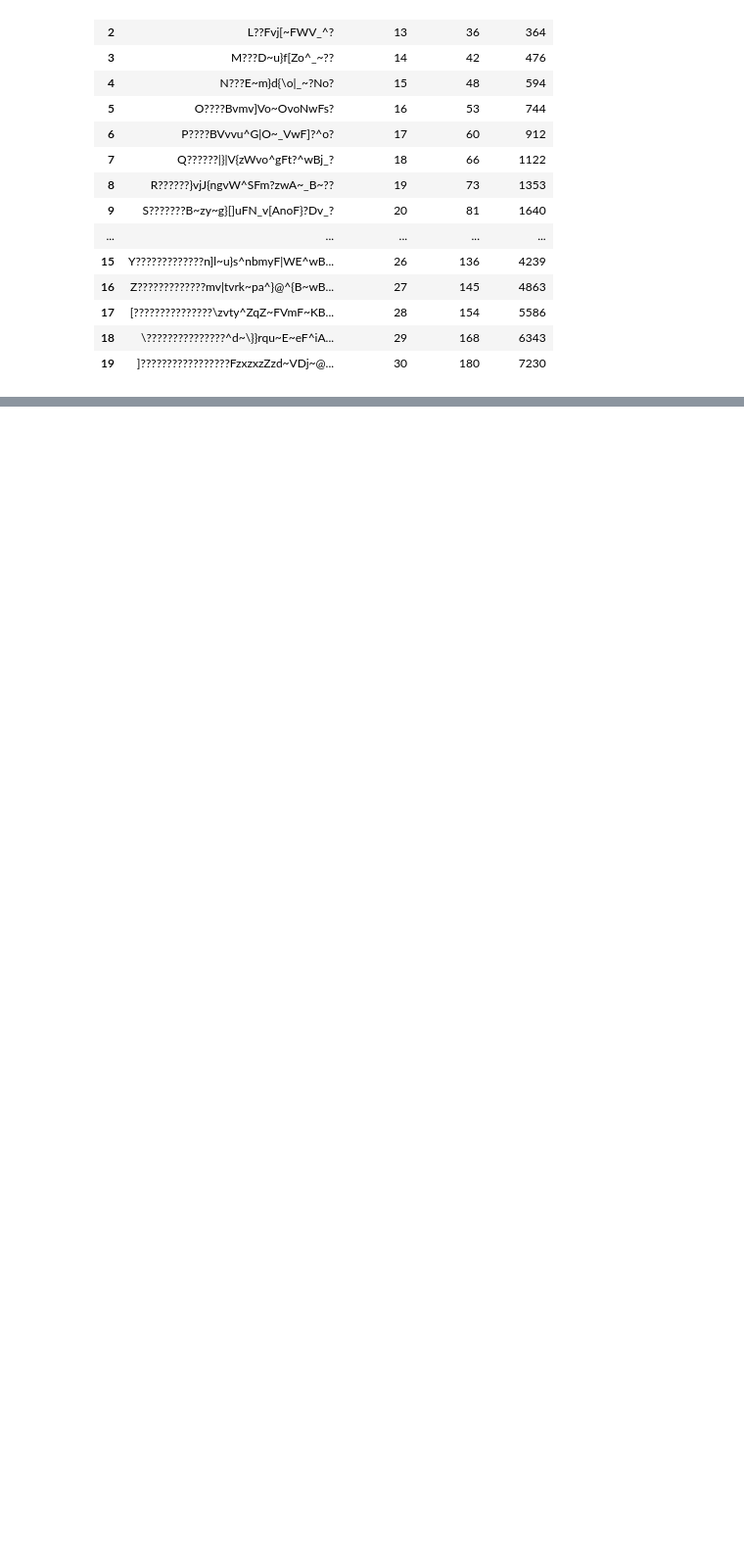
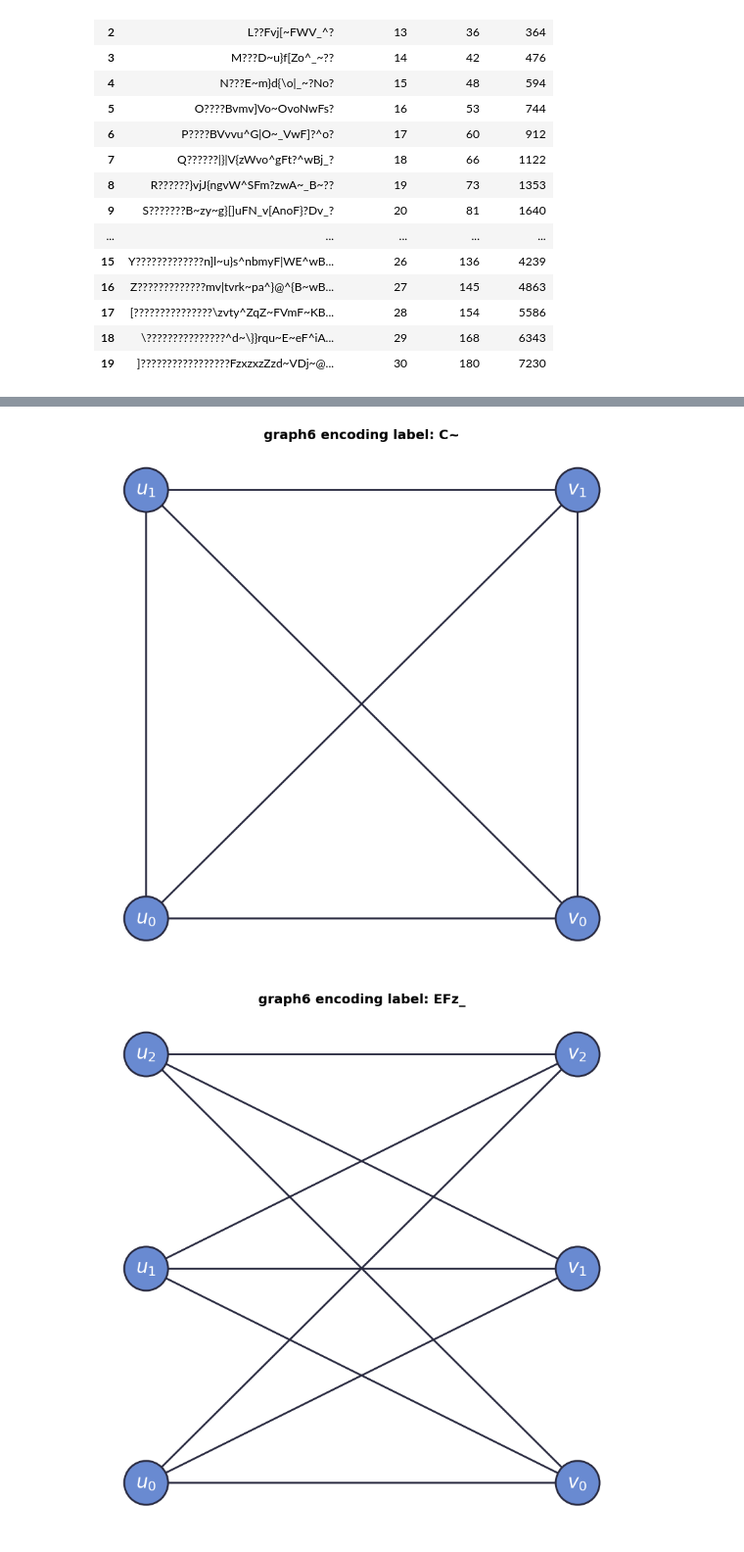
Before and after one commit to MartinCadez/geodesic-subpath-number-analysis, a Jupyter notebook: src/analysis/eda.ipynb, the cells around one changed output, grey strips where cells are left out. Shown at 98% size. Drawn from its saved outputs; the diff is of its cells as text; code cells hidden in the pictures; blank space fills up the shorter version.

Commit message:
feat(analysis): add cubic graphs visulizations

```diff
--- a/src/analysis/eda.ipynb
+++ b/src/analysis/eda.ipynb
@@ -716,0 +752,5 @@ sa_balanced_bp_df
+# %%
+map_col = ["is_bipartite", "is_cubic", "is_triangle_free"]
+extremal_cubic_graphs[map_col] = extremal_cubic_graphs[map_col].map(lambda col: "ja" if col else "ne")
+tex_code = extremal_cubic_graphs.to_latex(index=False)
+print(tex_code)
@@ -716,0 +799,58 @@ sa_balanced_bp_df
+# %%
+
+graphs = []
+for g_str in extremal_cubic_graphs["graph6_encoding"]:
+    decoded_graph = nx.from_graph6_bytes(g_str.encode())
+    graphs.append(decoded_graph)
+
+for graph in graphs:
+    label = (
+        nx.to_graph6_bytes(graph, header=False)
+        .decode("utf-8")
+        .replace("\n", "")
+        .replace("\r", "")
+    )
+
+    n = graph.number_of_nodes()
+    plt.figure(figsize=(10, 10))
+
+    if nx.is_bipartite(graph):
+        u_set, v_set = nx.bipartite.sets(graph)
+        u_list, v_list = list(u_set), list(v_set)
+    else:
+        nodes = list(graph.nodes())
+        u_list = nodes[:n//2]
+        v_list = nodes[n//2:]
+
+    pos = {}
+    pos.update((node, (1, i)) for i, node in enumerate(u_list)) # Levi stolpec
+    pos.update((node, (2, i)) for i, node in enumerate(v_list)) # Desni stolpec
+
+    labels = {}
+    for i, node in enumerate(u_list):
+        labels[node] = f"$u_{{{i}}}$"
+    for i, node in enumerate(v_list):
+        labels[node] = f"$v_{{{i}}}$"
+
+    nx.draw_networkx(
+        graph,
+        pos=pos,
+        labels=labels,
+        node_color="#698ad1",
+        edgecolors="#292a40",
+        linewidths=2,
+        node_size=2200,
+        width=2,
+        edge_color="#292a40",
+        font_color="white",
+        font_size=20
+    )
+
+    plt.title(f"graph6 encoding label: {label}", fontweight="bold", fontsize=14)
+    plt.axis("off")
+
+    plt.savefig(f"../../docs/figs/opt_graphs/extremal_cubic_{n}.png", bbox_inches="tight", facecolor="white")
+    plt.show()
+# %% [output]
+[figure, added]
+[figure, added]
```
Also changed, not shown: parts of 5 cells of this notebook.
